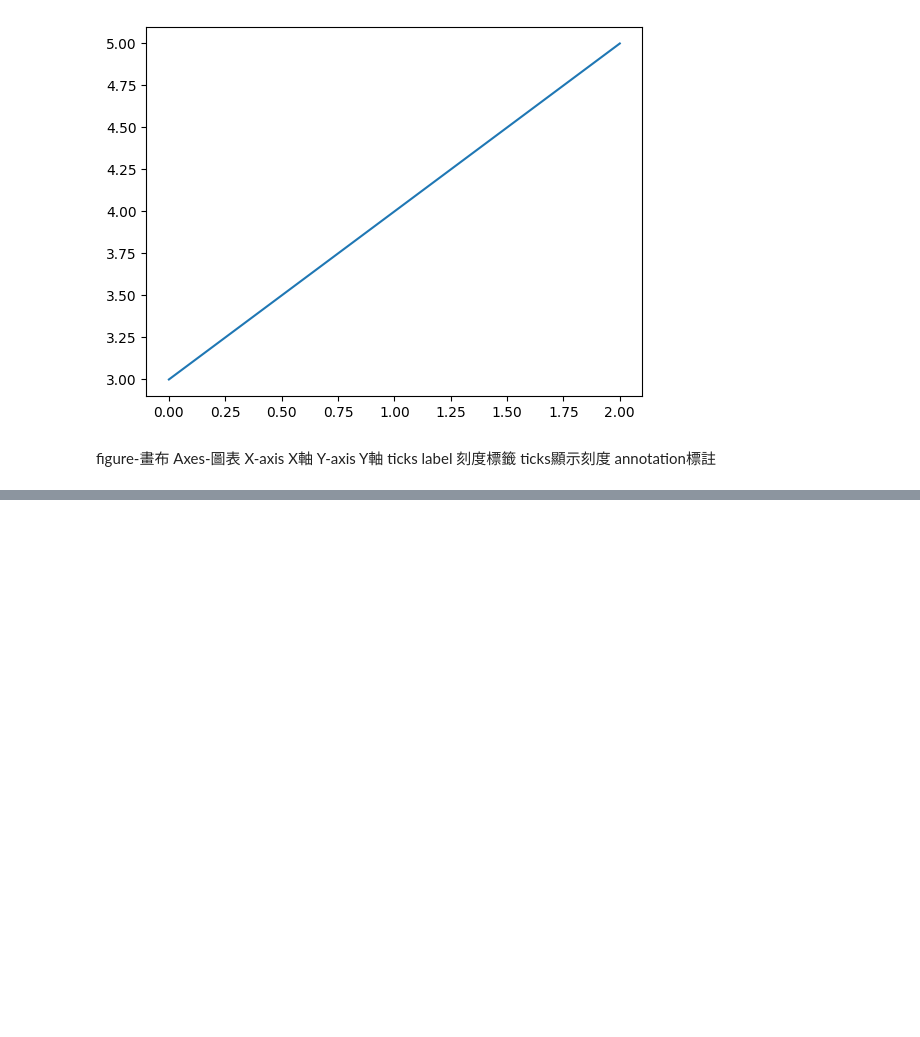
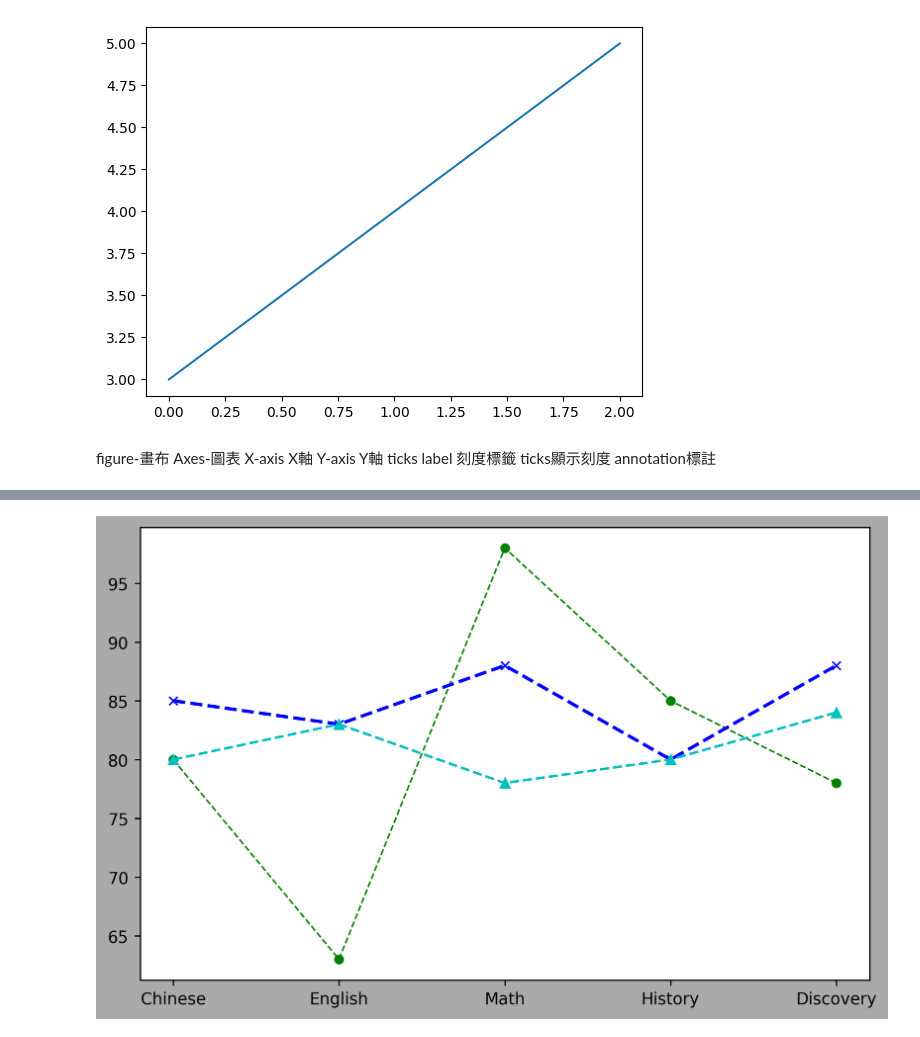
Before and after one commit to viviennemi/python--2, a Jupyter notebook: lesson07290.ipynb, the cells around one changed output, grey strips where cells are left out. Saved outputs shown, nothing was run; the diff lists cells and outputs as text; code cells hidden in the pictures; blank space fills up the shorter version.

```diff
--- a/lesson07290.ipynb
+++ b/lesson07290.ipynb
@@ -29,0 +43,18 @@ annotation標註
+# %%
+student1 = {'Chinese':80, 'English': 63, 'Math':98, 'History':85, 'Discovery':78}
+student2 ={'Chinese':85,'English':83,'Math':88,'History':80,'Discovery':88}
+student3 ={'Chinese':80,'English':83,'Math':78,'History':80,'Discovery':84}
+subjects = list(student1.keys())
+value1 = list(student1.values())
+value2 = list(student2.values())
+value3 = list(student3.values())
+#顏色前面要加#一樣的字母6個就為灰色底
+figure = plt.figure(figsize=(8.0,5.0),dpi=250.0,facecolor="#aaaaaa")
+ax = figure.add_subplot()
+ax.plot(subjects, value1,'go--', linewidth=1, markersize=5)
+ax.plot(subjects,value2,color='blue', marker='x', linestyle='--',
+     linewidth=2, markersize=5)
+ax.plot(subjects, value3,'c--^')
+plt.show()
+# %% [output]
+[figure, added]
```
Also changed, not shown: parts of 1 cell of this notebook.
